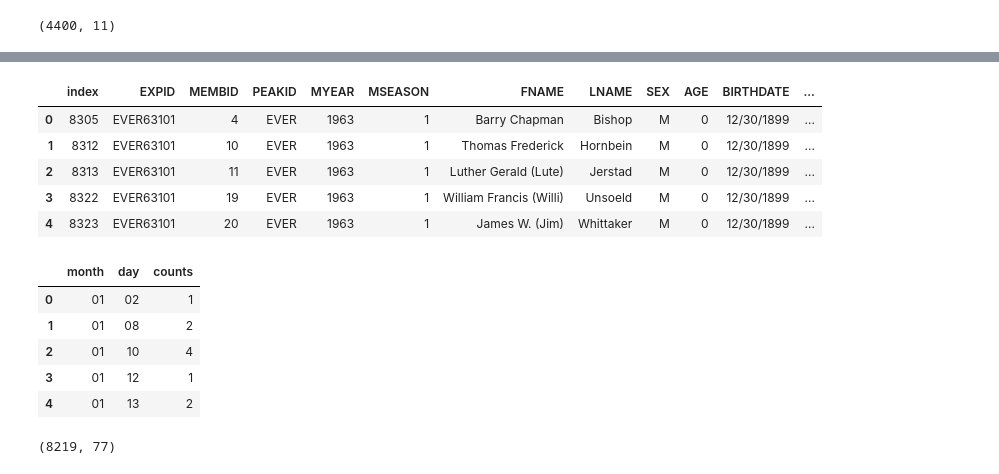
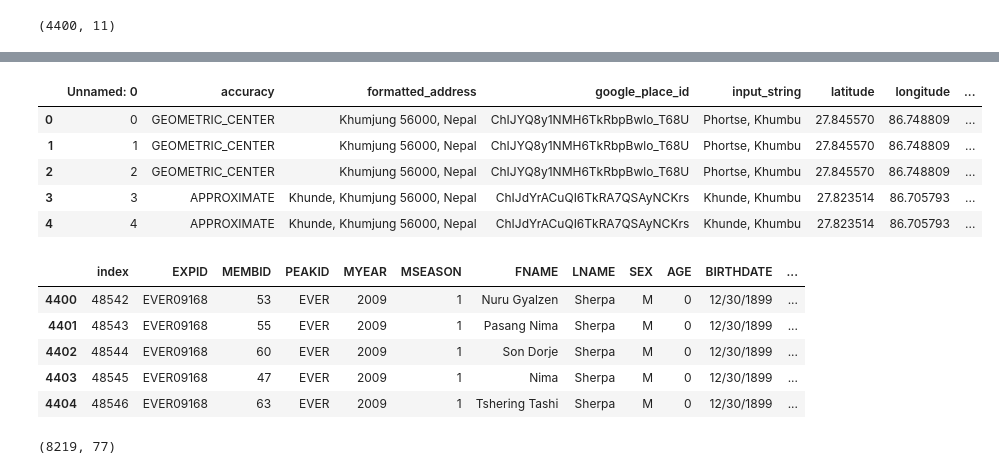
Before and after one commit to elbertwang3/himalayas, a Jupyter notebook: data/Untitled.ipynb, the cells around one changed output, grey strips where cells are left out. Saved outputs shown, nothing was run; the diff lists cells and outputs as text; code cells hidden in the pictures.

```diff
--- a/data/Untitled.ipynb
+++ b/data/Untitled.ipynb
@@ -333,9 +358,11 @@ geocoded1.shape
+# %%
+geocoded3820 = pd.read_csv('pt3geocoded.csv')
 # %%
-geocoded1.head()
+geocoded3820.head()
 # %% [output]
-|  | index | EXPID | MEMBID | PEAKID | MYEAR | MSEASON | FNAME | LNAME | SEX | AGE | BIRTHDATE | ... |
-| 0 | 8305 | EVER63101 | 4 | EVER | 1963 | 1 | Barry Chapman | Bishop | M | 0 | 12/30/1899 | ... |
-| 1 | 8312 | EVER63101 | 10 | EVER | 1963 | 1 | Thomas Frederick | Hornbein | M | 0 | 12/30/1899 | ... |
-| 2 | 8313 | EVER63101 | 11 | EVER | 1963 | 1 | Luther Gerald (Lute) | Jerstad | M | 0 | 12/30/1899 | ... |
-| 3 | 8322 | EVER63101 | 19 | EVER | 1963 | 1 | William Francis (Willi) | Unsoeld | M | 0 | 12/30/1899 | ... |
-| 4 | 8323 | EVER63101 | 20 | EVER | 1963 | 1 | James W. (Jim) | Whittaker | M | 0 | 12/30/1899 | ... |
+|  | Unnamed: 0 | accuracy | formatted_address | google_place_id | input_string | latitude | longitude | ... |
+| 0 | 0 | GEOMETRIC_CENTER | Khumjung 56000, Nepal | ChIJYQ8y1NMH6TkRbpBwlo_T68U | Phortse, Khumbu | 27.845570 | 86.748809 | ... |
+| 1 | 1 | GEOMETRIC_CENTER | Khumjung 56000, Nepal | ChIJYQ8y1NMH6TkRbpBwlo_T68U | Phortse, Khumbu | 27.845570 | 86.748809 | ... |
+| 2 | 2 | GEOMETRIC_CENTER | Khumjung 56000, Nepal | ChIJYQ8y1NMH6TkRbpBwlo_T68U | Phortse, Khumbu | 27.845570 | 86.748809 | ... |
+| 3 | 3 | APPROXIMATE | Khunde, Khumjung 56000, Nepal | ChIJdYrACuQI6TkRA7QSAyNCKrs | Khunde, Khumbu | 27.823514 | 86.705793 | ... |
+| 4 | 4 | APPROXIMATE | Khunde, Khumjung 56000, Nepal | ChIJdYrACuQI6TkRA7QSAyNCKrs | Khunde, Khumbu | 27.823514 | 86.705793 | ... |
@@ -348,9 +375,9 @@ everestbymonthday.to_csv("everestbymonthday.csv")
 # %%
-everestbymonthday.head()
+joinedpt3.head()
 # %% [output]
-|  | month | day | counts |
-| 0 | 01 | 02 | 1 |
-| 1 | 01 | 08 | 2 |
-| 2 | 01 | 10 | 4 |
-| 3 | 01 | 12 | 1 |
-| 4 | 01 | 13 | 2 |
+|  | index | EXPID | MEMBID | PEAKID | MYEAR | MSEASON | FNAME | LNAME | SEX | AGE | BIRTHDATE | ... |
+| 4400 | 48542 | EVER09168 | 53 | EVER | 2009 | 1 | Nuru Gyalzen | Sherpa | M | 0 | 12/30/1899 | ... |
+| 4401 | 48543 | EVER09168 | 55 | EVER | 2009 | 1 | Pasang Nima | Sherpa | M | 0 | 12/30/1899 | ... |
+| 4402 | 48544 | EVER09168 | 60 | EVER | 2009 | 1 | Son Dorje | Sherpa | M | 0 | 12/30/1899 | ... |
+| 4403 | 48545 | EVER09168 | 47 | EVER | 2009 | 1 | Nima | Sherpa | M | 0 | 12/30/1899 | ... |
+| 4404 | 48546 | EVER09168 | 63 | EVER | 2009 | 1 | Tshering Tashi | Sherpa | M | 0 | 12/30/1899 | ... |
```
Also changed, not shown: parts of 14 cells of this notebook, 11 other files.
